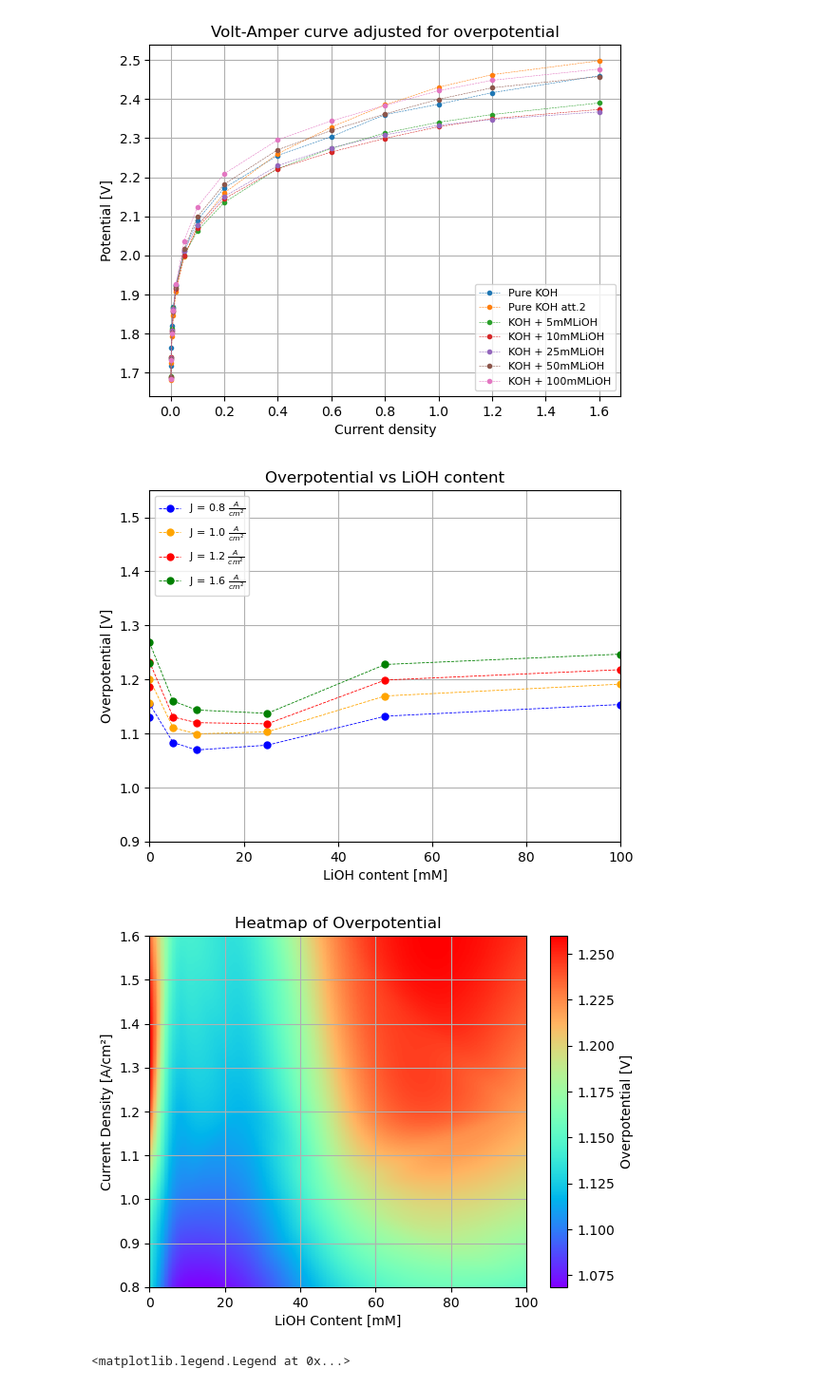
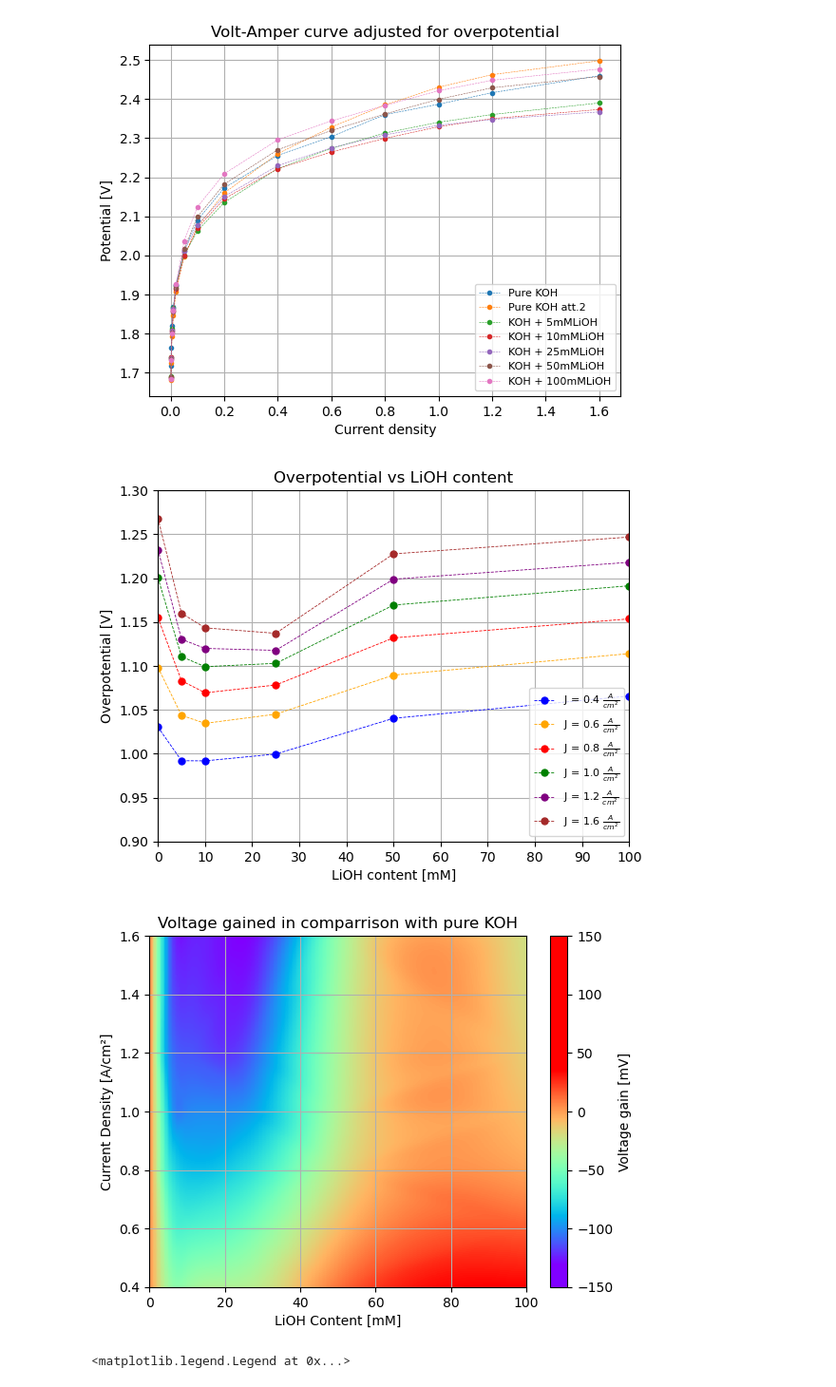
Before and after one commit to flexepticon/DBL_energy, a Jupyter notebook: Python scripts/File for graphs.ipynb, the cells around one changed output. Shown at 95% size. Cells and saved outputs as stored; diff of their text form; code cells hidden in the pictures.

Commit message:
Added new Tafel plot, changed heatmap

```diff
--- a/Python scripts/File for graphs.ipynb
+++ b/Python scripts/File for graphs.ipynb
@@ -163,17 +179,26 @@ plt.legend(fontsize = 8)
 # %% [output]
 <matplotlib.legend.Legend at 0x...>
 [figure]
+# %%
+experiments_toplot = experiments[1:]
 # %%
-reqs = np.array([0.8, 1, 1.2, 1.6])
-li_content = np.array([0, 0,5,  10,25, 50,100])
+reqs = np.array([0.4, 0.6, 0.8, 1, 1.2, 1.6])
+li_content = np.array([0, 5,  10, 25, 50,100])
 colors = ['blue', 'orange', 'red', 'green', 'purple', 'brown', 'pink', 'cyan']
 overpotentials = []
 interpolate = False
+baseline = []
+
+for i in range(len(reqs)):
+    req = reqs[i]
+    baseline.append(experiments_toplot[0].for_computation[experiments_toplot[0].for_computation['J JR'] == req]['Overpotential'].values[0])
+
+baseline = np.array(baseline)
 
 for i in range(len(reqs)):
     req = reqs[i]
     list = []
-    for exper in experiments:
+    for exper in experiments_toplot:
         list.append(exper.for_computation[exper.for_computation['J JR'] == req]['Overpotential'].values[0])
     list = np.array(list)
 
@@ -191,37 +216,40 @@ plt.grid()
 plt.xlabel('LiOH content [mM]')
 plt.ylabel('Overpotential [V]')
 plt.title('Overpotential vs LiOH content')
-plt.legend(fontsize = 8, loc = 'upper left')
+plt.legend(fontsize = 8, loc = 'lower right')
 plt.xlim(0, 100)
-plt.ylim(0.9, 1.55)
+plt.ylim(0.9, 1.3)
+plt.xticks(np.linspace(0,100,11))
 plt.show()
 # %% [output]
-[figure, old version]
+[figure, new version]
+# %%
+overpotentials = np.array(overpotentials).flatten()
+overpotentials = overpotentials - np.array(np.repeat(baseline, len(reqs))).flatten()
+overpotentials *=1000
 # %%
-
-overpotentials = np.array(overpotentials).flatten()
 x, y = np.meshgrid(li_content, reqs)
 x_new = np.linspace(li_content.min(), li_content.max(), 100)  # Fine LiOH axis
 y_new = np.linspace(reqs.min(), reqs.max(), 200)  # Fine J axis
 x_fine, y_fine = np.meshgrid(x_new, y_new)
 
 # Perform interpolation
 overpotentials_smooth = griddata(
-    (x.flatten(), y.flatten()), overpotentials, (x_fine, y_fine), method='cubic'
+    (x.flatten(), y.flatten()), overpotentials,  (x_fine, y_fine), method='cubic'
 )
 
 # Plot the heatmap
 plt.imshow(overpotentials_smooth, aspect='auto', cmap='rainbow', origin='lower',
            extent=[li_content.min(), li_content.max(),
                    reqs.min(), reqs.max()])
-plt.colorbar(label="Overpotential [V]")
+plt.colorbar(label="Voltage gain [mV]", values=np.linspace(-0.15, 0.15, 6000)*1000, ticks = np.linspace(-0.15, 0.15, 7)*1000)
 plt.xlabel("LiOH Content [mM]")
 plt.ylabel("Current Density [A/cm²]")
-plt.title("Heatmap of Overpotential")
+plt.title("Voltage gained in comparrison with pure KOH")
 plt.grid()
 plt.show()
 # %% [output]
-[figure, old version]
+[figure, new version]
 # %%
 residuals1 = experiments[1].overpotential - experiments[0].overpotential
 residuals2 = experiments[1].overpotential - experiments[3].overpotential
```
Also changed, not shown: parts of 2 cells of this notebook.
